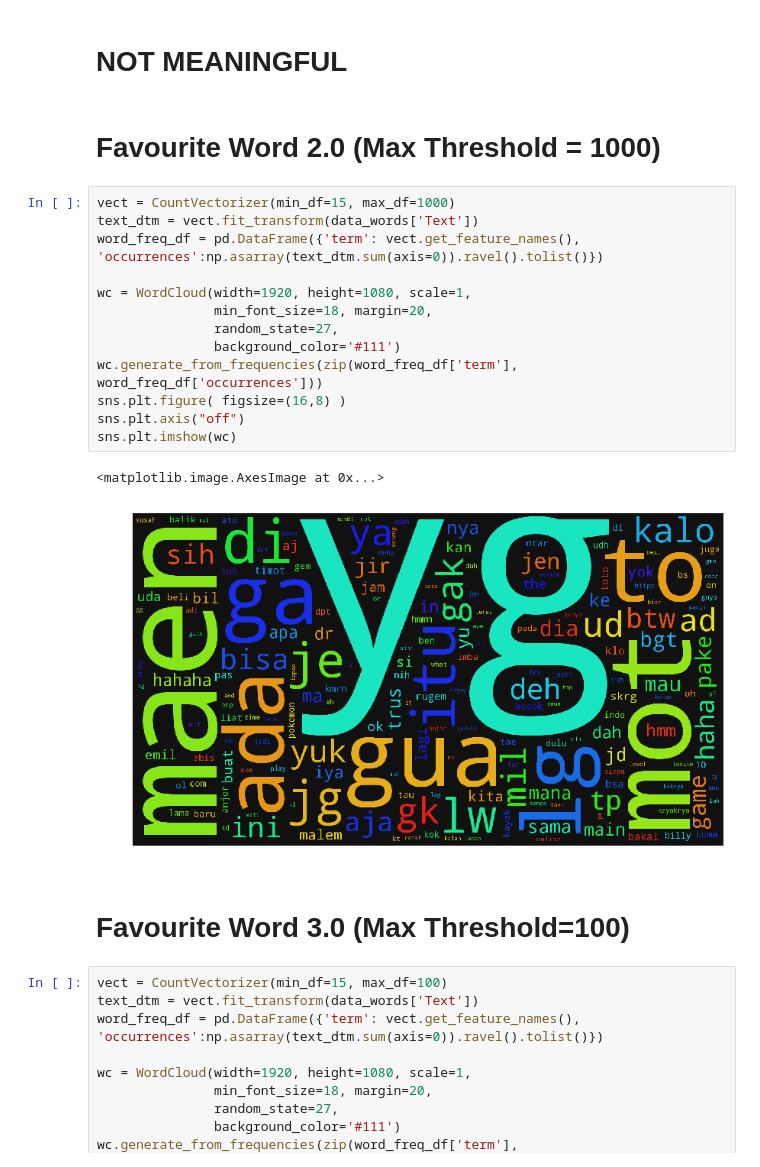
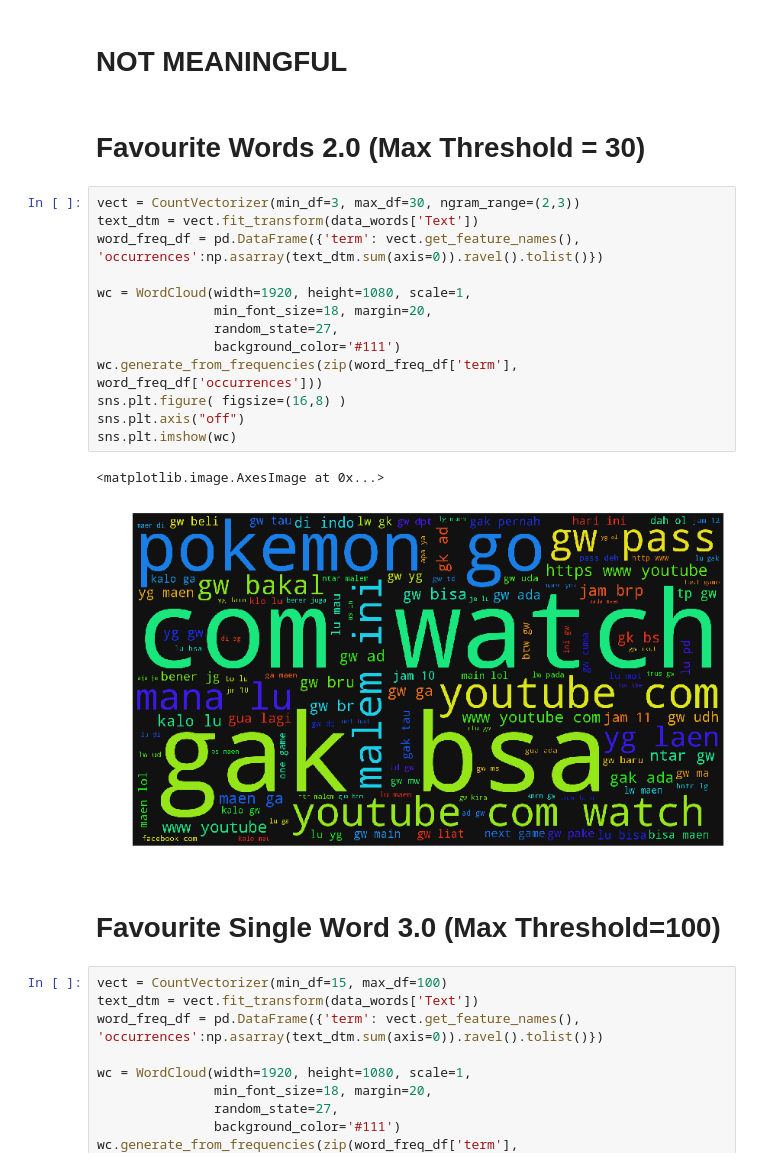
Before and after one commit to MaxKusnadi/whatsapp-analyzer, a Jupyter notebook: script/ESPORTS.ipynb, the cells around one changed output. Drawn from its saved outputs; the diff is of its cells as text.

```diff
--- a/script/ESPORTS.ipynb
+++ b/script/ESPORTS.ipynb
@@ -154,25 +154,25 @@ sns.plt.imshow(wc)
 # %% [markdown]
 # **NOT MEANINGFUL**
 # %% [markdown]
-# Favourite Word 2.0 (Max Threshold = 1000)
+# Favourite Words 2.0 (Max Threshold = 30)
 # %%
-vect = CountVectorizer(min_df=15, max_df=1000)
+vect = CountVectorizer(min_df=3, max_df=30, ngram_range=(2,3))
 text_dtm = vect.fit_transform(data_words['Text'])
 word_freq_df = pd.DataFrame({'term': vect.get_feature_names(), 'occurrences':np.asarray(text_dtm.sum(axis=0)).ravel().tolist()})
 
 wc = WordCloud(width=1920, height=1080, scale=1,
                min_font_size=18, margin=20,
                random_state=27,
                background_color='#111')
 wc.generate_from_frequencies(zip(word_freq_df['term'], word_freq_df['occurrences']))
 sns.plt.figure( figsize=(16,8) )
 sns.plt.axis("off")
 sns.plt.imshow(wc)
 # %% [output]
 <matplotlib.image.AxesImage at 0x...>
-[figure, old version]
+[figure, new version]
 # %% [markdown]
-# Favourite Word 3.0 (Max Threshold=100)
+# Favourite Single Word 3.0 (Max Threshold=100)
 # %%
 vect = CountVectorizer(min_df=15, max_df=100)
 text_dtm = vect.fit_transform(data_words['Text'])
```
Also changed, not shown: parts of 3 cells of this notebook, 1 other file.
